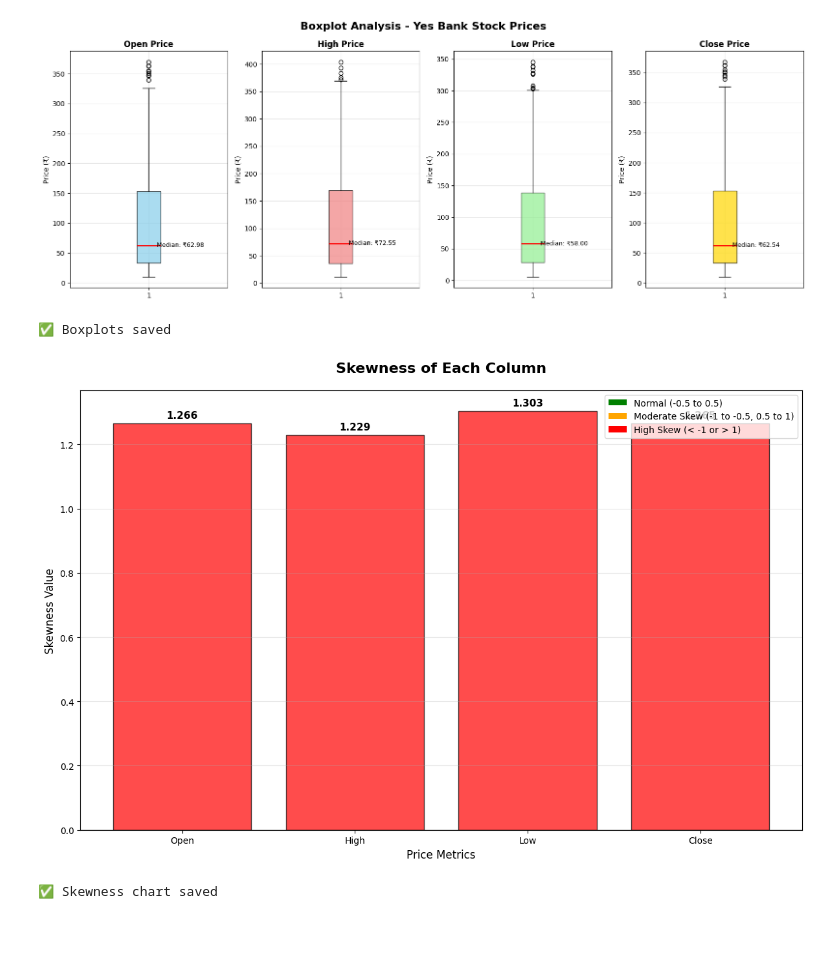
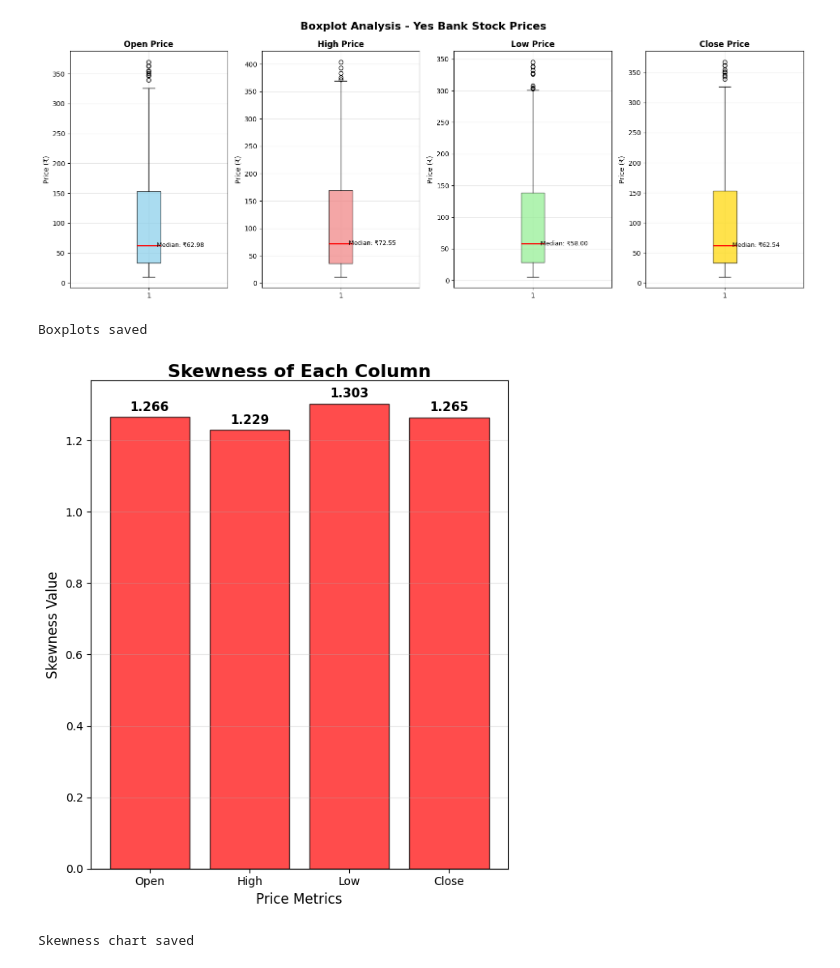
Before and after one commit to avidada35/YesBank_Internship, a Jupyter notebook: notebooks/1_EDA.ipynb, the cells around one changed output. Drawn from its saved outputs; the diff is of its cells as text; code cells hidden in the pictures; blank space fills up the shorter version.

```diff
--- a/notebooks/1_EDA.ipynb
+++ b/notebooks/1_EDA.ipynb
@@ -153,9 +127,12 @@ Based on the data verification above, record your key findings:
 Now we'll clean and prepare the dataset for analysis. This includes converting the Date column to proper datetime format, checking for duplicates, and identifying outliers that might affect our analysis and model performance.
 # %%
 # Convert Date column from "Mon-YY" format to datetime and set as index
-print("📅 Date Column Conversion:")
-print(f"Before conversion - Data type: {df['Date'].dtype}")
-print(f"Sample values: {df['Date'].head(3).tolist()}")
+print("Date Column Conversion:")
+
+# Check if Date is already the index (from previous execution)
+if 'Date' not in df.columns:
+    # Reset index if Date is already the index
+    df.reset_index(inplace=True)
 
 # Convert Date column from "Mon-YY" format to proper datetime
 # "Jul-05" means July 2005, "Jan-20" means January 2020, etc.
@@ -164,12 +141,9 @@ df['Date'] = pd.to_datetime(df['Date'], format='%b-%y')
 # Set Date as the index for better time series analysis and plotting
 df.set_index('Date', inplace=True)
 
-print(f"\nAfter conversion - Data type: {df.index.dtype}")
-print(f"Sample index values: {df.index[:3].tolist()}")
-
 print("\n" + "="*60)
-print("📊 Dataset after Date conversion:")
+print("Dataset after Date conversion:")
 display(df.head())
 
-print("✅ Date column converted successfully")
+print("Date column converted successfully")
 # %% [output]
@@ -449,61 +406,44 @@ plt.tight_layout()
 plt.savefig('../outputs/univariate_boxplots.png', dpi=300, bbox_inches='tight')
 plt.show()
 
-print("✅ Boxplots saved")
+print("Boxplots saved")
 # %% [output]
 [figure]
-✅ Boxplots saved
+Boxplots saved
 # %%
 # Skewness Analysis with Color-Coded Bar Chart
 skewness_values = [df[col].skew() for col in df.columns]
 columns = df.columns
 
-# Determine colors based on skewness levels
-colors = []
-for skew in skewness_values:
-    if -0.5 <= skew <= 0.5:
-        colors.append('green')  # Normal distribution
-    elif -1 <= skew < -0.5 or 0.5 < skew <= 1:
-        colors.append('orange')  # Moderate skew
-    else:
-        colors.append('red')  # High skew
-
 # Create the bar chart
-plt.figure(figsize=(12, 8))
+plt.figure(figsize=(6, 7))
 bars = plt.bar(columns, skewness_values, color=colors, alpha=0.7,
                edgecolor='black', linewidth=1)
+
+# Add horizontal line at 0
+plt.axhline(y=0, color='black', linestyle='-', linewidth=1, alpha=0.8)
 
 # Add value labels on bars
 for bar, skew in zip(bars, skewness_values):
     height = bar.get_height()
     plt.text(bar.get_x() + bar.get_width()/2., height + (0.01 if height >= 0 else -0.05),
              f'{skew:.3f}', ha='center', va='bottom' if height >= 0 else 'top',
              fontsize=11, fontweight='bold')
 
-# Add horizontal line at 0
-plt.axhline(y=0, color='black', linestyle='-', linewidth=1, alpha=0.8)
-
-# Add legend
-from matplotlib.patches import Patch
-legend_elements = [Patch(facecolor='green', label='Normal (-0.5 to 0.5)'),
-                  Patch(facecolor='orange', label='Moderate Skew (-1 to -0.5, 0.5 to 1)'),
-                  Patch(facecolor='red', label='High Skew (< -1 or > 1)')]
-plt.legend(handles=legend_elements, loc='upper right', fontsize=10)
-
 # Formatting
-plt.title('Skewness of Each Column', fontsize=16, fontweight='bold', pad=20)
+plt.title('Skewness of Each Column', fontsize=16, fontweight='bold', pad=1)
 plt.xlabel('Price Metrics', fontsize=12)
 plt.ylabel('Skewness Value', fontsize=12)
 plt.grid(True, alpha=0.3, axis='y')
 plt.xticks(rotation=0)
 
 plt.tight_layout()
 
 # Save the plot
 plt.savefig('../outputs/skewness_chart.png', dpi=300, bbox_inches='tight')
 plt.show()
 
-print("✅ Skewness chart saved")
+print("Skewness chart saved")
 # %% [output]
-[figure, old version]
+[figure, new version]
-✅ Skewness chart saved
+Skewness chart saved
```
Also changed, not shown: parts of 32 cells of this notebook, 7 other files.
